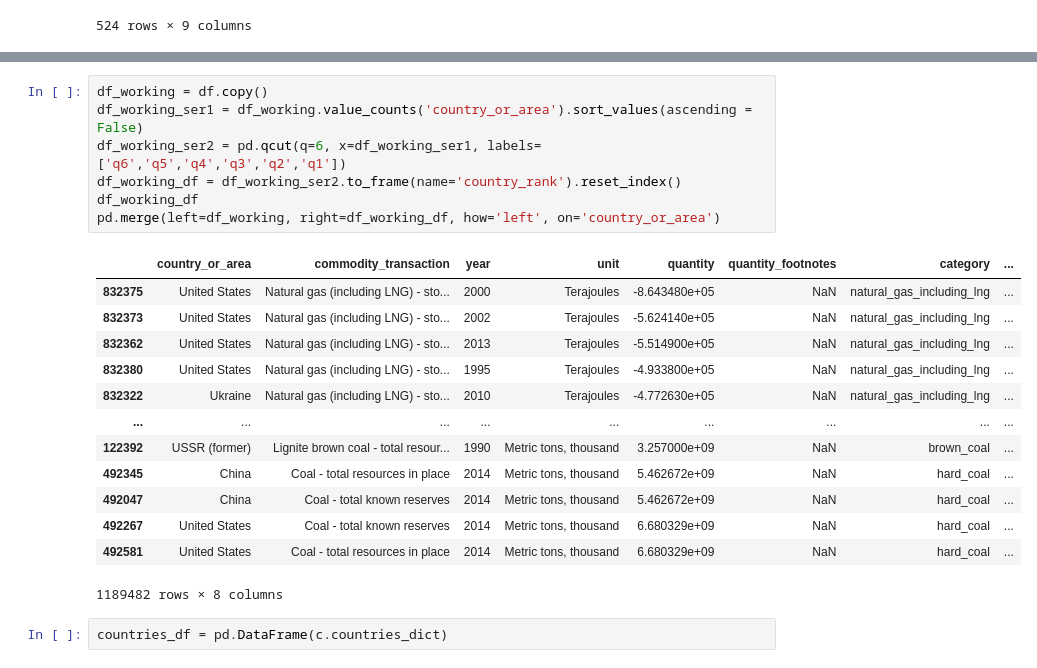
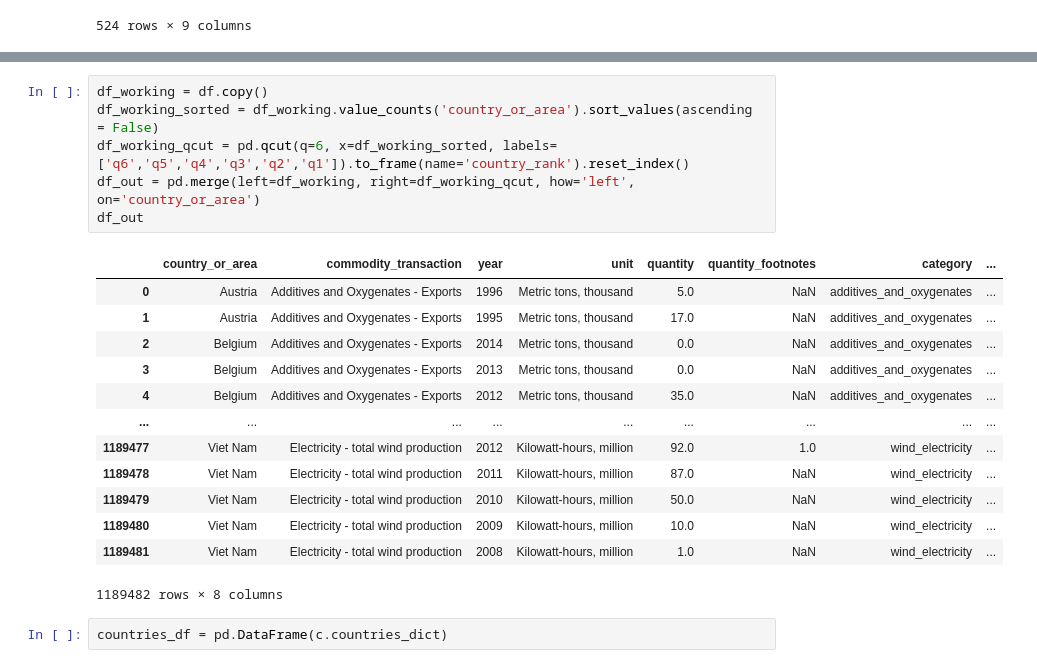
Before and after one commit to See-You-Data/UNInternationalEnergyData, a Jupyter notebook: introductory_analysis.ipynb, the cells around one changed output, grey strips where cells are left out. Drawn from its saved outputs; the diff is of its cells as text.

```diff
--- a/introductory_analysis.ipynb
+++ b/introductory_analysis.ipynb
@@ -368,23 +388,22 @@ df_europe_elec_total_wind
 # %%
 df_working = df.copy()
-df_working_ser1 = df_working.value_counts('country_or_area').sort_values(ascending = False)
-df_working_ser2 = pd.qcut(q=6, x=df_working_ser1, labels=['q6','q5','q4','q3','q2','q1'])
-df_working_df = df_working_ser2.to_frame(name='country_rank').reset_index()
-df_working_df
-pd.merge(left=df_working, right=df_working_df, how='left', on='country_or_area')
+df_working_sorted = df_working.value_counts('country_or_area').sort_values(ascending = False)
+df_working_qcut = pd.qcut(q=6, x=df_working_sorted, labels=['q6','q5','q4','q3','q2','q1']).to_frame(name='country_rank').reset_index()
+df_out = pd.merge(left=df_working, right=df_working_qcut, how='left', on='country_or_area')
+df_out
 # %% [output]
 |  | country_or_area | commodity_transaction | year | unit | quantity | quantity_footnotes | category | ... |
-| 832375 | United States | Natural gas (including LNG) - sto... | 2000 | Terajoules | -8.643480e+05 | NaN | natural_gas_including_lng | ... |
-| 832373 | United States | Natural gas (including LNG) - sto... | 2002 | Terajoules | -5.624140e+05 | NaN | natural_gas_including_lng | ... |
-| 832362 | United States | Natural gas (including LNG) - sto... | 2013 | Terajoules | -5.514900e+05 | NaN | natural_gas_including_lng | ... |
-| 832380 | United States | Natural gas (including LNG) - sto... | 1995 | Terajoules | -4.933800e+05 | NaN | natural_gas_including_lng | ... |
-| 832322 | Ukraine | Natural gas (including LNG) - sto... | 2010 | Terajoules | -4.772630e+05 | NaN | natural_gas_including_lng | ... |
+| 0 | Austria | Additives and Oxygenates - Exports | 1996 | Metric tons, thousand | 5.0 | NaN | additives_and_oxygenates | ... |
+| 1 | Austria | Additives and Oxygenates - Exports | 1995 | Metric tons, thousand | 17.0 | NaN | additives_and_oxygenates | ... |
+| 2 | Belgium | Additives and Oxygenates - Exports | 2014 | Metric tons, thousand | 0.0 | NaN | additives_and_oxygenates | ... |
+| 3 | Belgium | Additives and Oxygenates - Exports | 2013 | Metric tons, thousand | 0.0 | NaN | additives_and_oxygenates | ... |
+| 4 | Belgium | Additives and Oxygenates - Exports | 2012 | Metric tons, thousand | 35.0 | NaN | additives_and_oxygenates | ... |
 | ... | ... | ... | ... | ... | ... | ... | ... | ... |
-| 122392 | USSR (former) | Lignite brown coal - total resour... | 1990 | Metric tons, thousand | 3.257000e+09 | NaN | brown_coal | ... |
-| 492345 | China | Coal - total resources in place | 2014 | Metric tons, thousand | 5.462672e+09 | NaN | hard_coal | ... |
-| 492047 | China | Coal - total known reserves | 2014 | Metric tons, thousand | 5.462672e+09 | NaN | hard_coal | ... |
-| 492267 | United States | Coal - total known reserves | 2014 | Metric tons, thousand | 6.680329e+09 | NaN | hard_coal | ... |
-| 492581 | United States | Coal - total resources in place | 2014 | Metric tons, thousand | 6.680329e+09 | NaN | hard_coal | ... |
+| 1189477 | Viet Nam | Electricity - total wind production | 2012 | Kilowatt-hours, million | 92.0 | 1.0 | wind_electricity | ... |
+| 1189478 | Viet Nam | Electricity - total wind production | 2011 | Kilowatt-hours, million | 87.0 | NaN | wind_electricity | ... |
+| 1189479 | Viet Nam | Electricity - total wind production | 2010 | Kilowatt-hours, million | 50.0 | NaN | wind_electricity | ... |
+| 1189480 | Viet Nam | Electricity - total wind production | 2009 | Kilowatt-hours, million | 10.0 | NaN | wind_electricity | ... |
+| 1189481 | Viet Nam | Electricity - total wind production | 2008 | Kilowatt-hours, million | 1.0 | NaN | wind_electricity | ... |
 1189482 rows × 8 columns
 # %%
 countries_df = pd.DataFrame(c.countries_dict)
```
Also changed, not shown: parts of 3 cells of this notebook.
